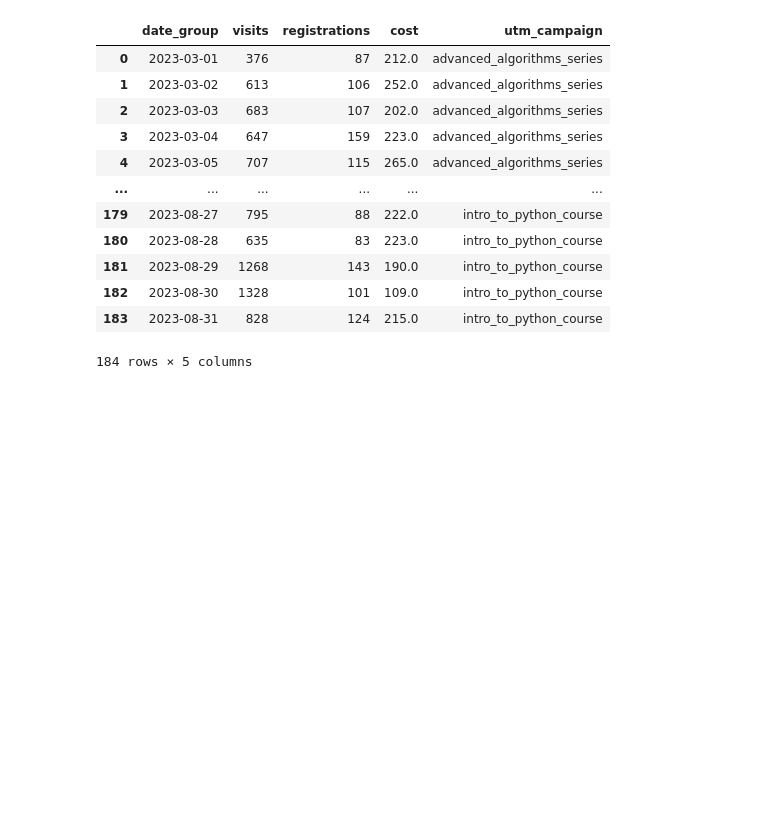
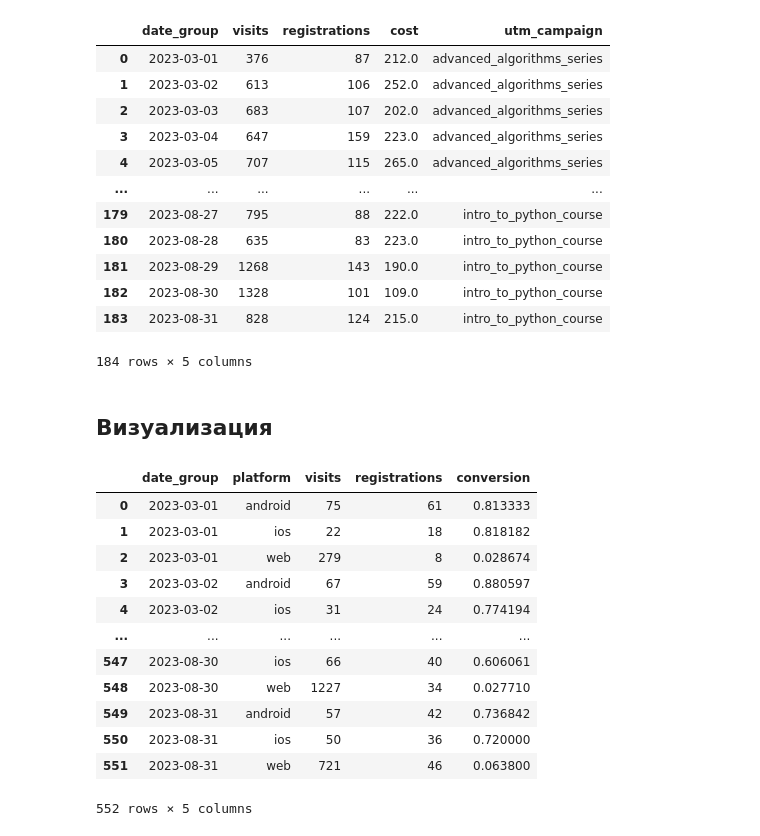
Before and after one commit to paalso/python-for-data-analysts-project-100, a Jupyter notebook: charts_project.ipynb, the cells around one changed output. Saved outputs shown, nothing was run; the diff lists cells and outputs as text; code cells hidden in the pictures; blank space fills up the shorter version.

```diff
--- a/charts_project.ipynb
+++ b/charts_project.ipynb
@@ -410,3 +412,5 @@ campaign_summary_df
 184 rows × 5 columns
 # %%
 campaign_summary_df.to_json(path_th_save_processed_ads)
+# %% [markdown]
+## Визуализация
@@ -412,0 +419,16 @@ campaign_summary_df.to_json(path_th_save_processed_ads)
+# %%
+conversion_df
+# %% [output]
+|  | date_group | platform | visits | registrations | conversion |
+| 0 | 2023-03-01 | android | 75 | 61 | 0.813333 |
+| 1 | 2023-03-01 | ios | 22 | 18 | 0.818182 |
+| 2 | 2023-03-01 | web | 279 | 8 | 0.028674 |
+| 3 | 2023-03-02 | android | 67 | 59 | 0.880597 |
+| 4 | 2023-03-02 | ios | 31 | 24 | 0.774194 |
+| ... | ... | ... | ... | ... | ... |
+| 547 | 2023-08-30 | ios | 66 | 40 | 0.606061 |
+| 548 | 2023-08-30 | web | 1227 | 34 | 0.027710 |
+| 549 | 2023-08-31 | android | 57 | 42 | 0.736842 |
+| 550 | 2023-08-31 | ios | 50 | 36 | 0.720000 |
+| 551 | 2023-08-31 | web | 721 | 46 | 0.063800 |
+552 rows × 5 columns
```
Also changed, not shown: parts of 5 cells of this notebook, 1 other file.
